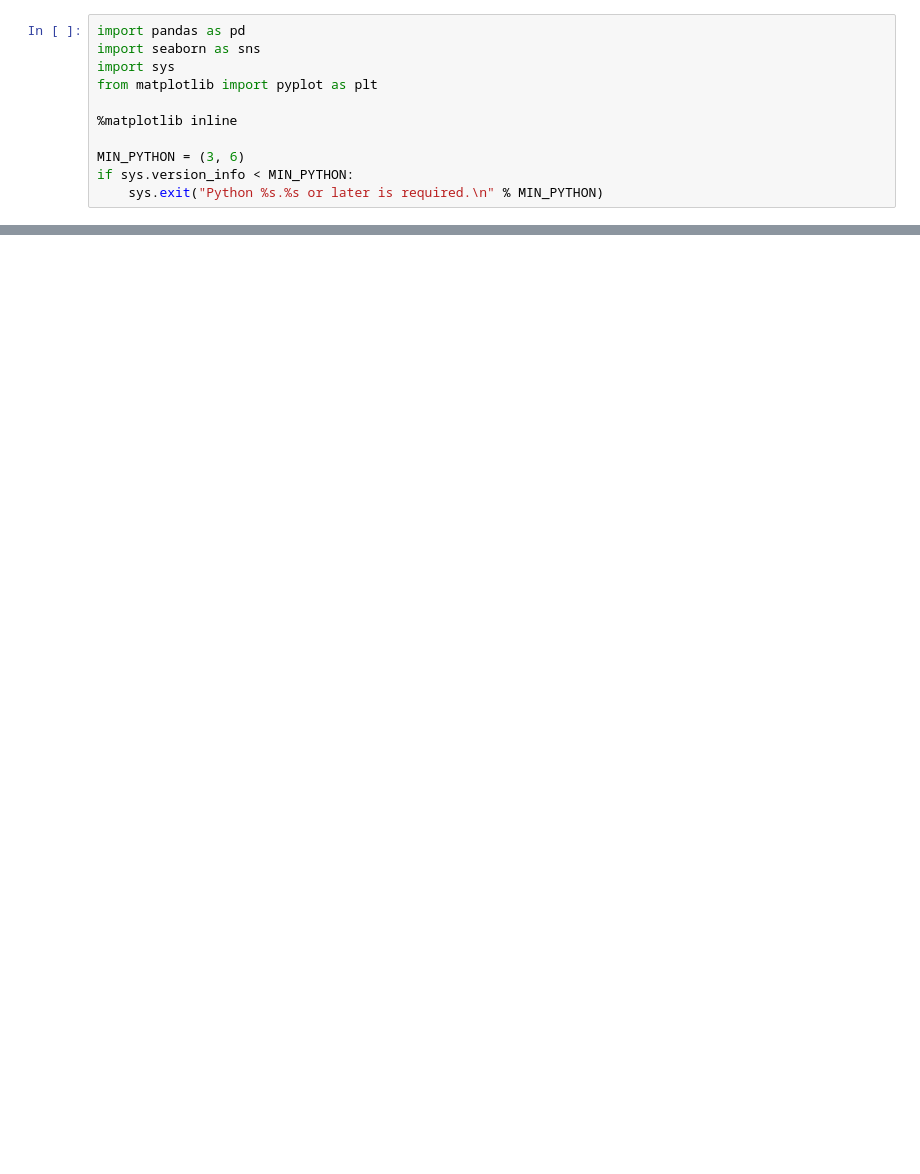
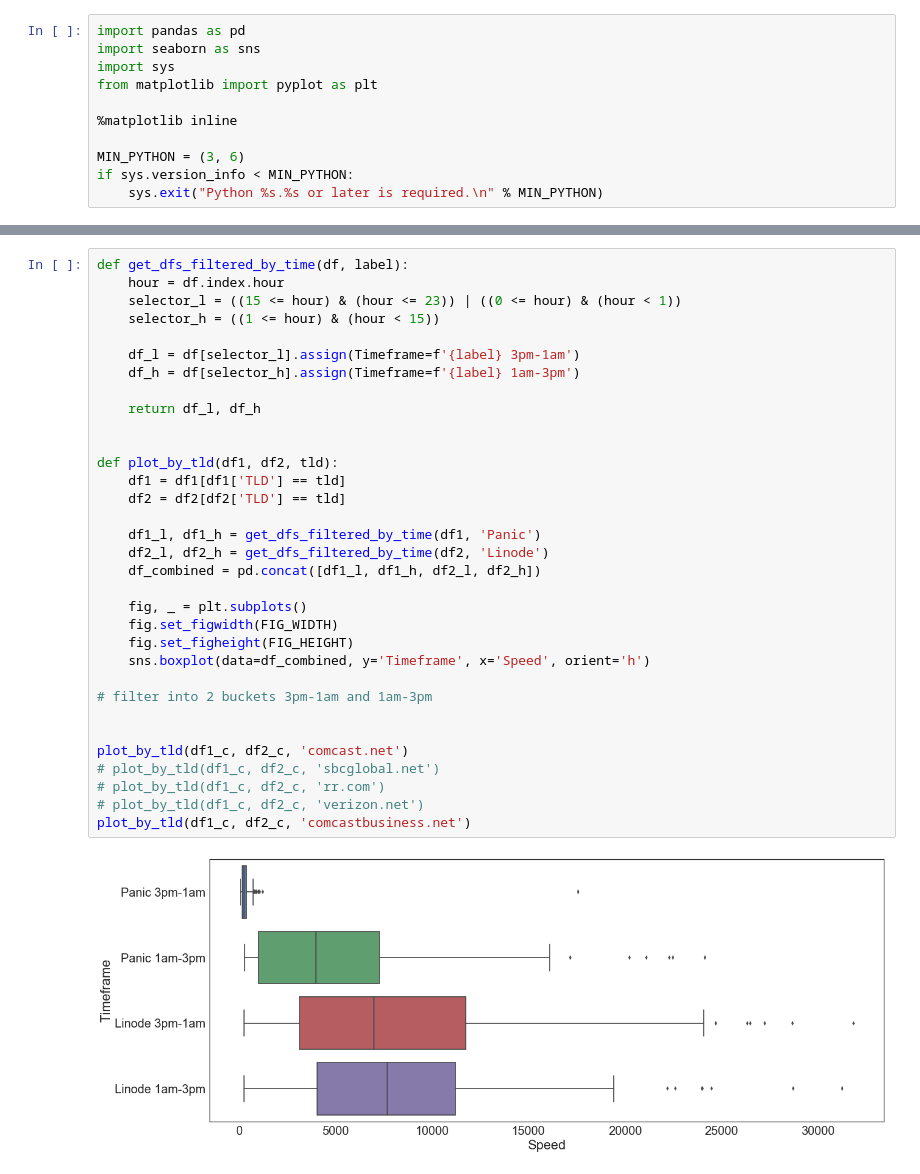
Before and after one commit to panicinc/speed_mystery, a Jupyter notebook: main.ipynb, the cells around one changed output, grey strips where cells are left out. Drawn from its saved outputs; the diff is of its cells as text; blank space fills up the shorter version.

```diff
--- a/main.ipynb
+++ b/main.ipynb
@@ -89,0 +138,35 @@ bp2 = sns.boxplot(data=df2, y='Location', x='Speed', orient='h', order=ranks1)
+# %%
+def get_dfs_filtered_by_time(df, label):
+    hour = df.index.hour
+    selector_l = ((15 <= hour) & (hour <= 23)) | ((0 <= hour) & (hour < 1))
+    selector_h = ((1 <= hour) & (hour < 15))
+
+    df_l = df[selector_l].assign(Timeframe=f'{label} 3pm-1am')
+    df_h = df[selector_h].assign(Timeframe=f'{label} 1am-3pm')
+
+    return df_l, df_h
+
+
+def plot_by_tld(df1, df2, tld):
+    df1 = df1[df1['TLD'] == tld]
+    df2 = df2[df2['TLD'] == tld]
+
+    df1_l, df1_h = get_dfs_filtered_by_time(df1, 'Panic')
+    df2_l, df2_h = get_dfs_filtered_by_time(df2, 'Linode')
+    df_combined = pd.concat([df1_l, df1_h, df2_l, df2_h])
+
+    fig, _ = plt.subplots()
+    fig.set_figwidth(FIG_WIDTH)
+    fig.set_figheight(FIG_HEIGHT)
+    sns.boxplot(data=df_combined, y='Timeframe', x='Speed', orient='h')
+
+# filter into 2 buckets 3pm-1am and 1am-3pm
+
+
+plot_by_tld(df1_c, df2_c, 'comcast.net')
+# plot_by_tld(df1_c, df2_c, 'sbcglobal.net')
+# plot_by_tld(df1_c, df2_c, 'rr.com')
+# plot_by_tld(df1_c, df2_c, 'verizon.net')
+plot_by_tld(df1_c, df2_c, 'comcastbusiness.net')
+# %% [output]
+[figure, added]
```
Also changed, not shown: parts of 6 cells of this notebook, 2 other files.
